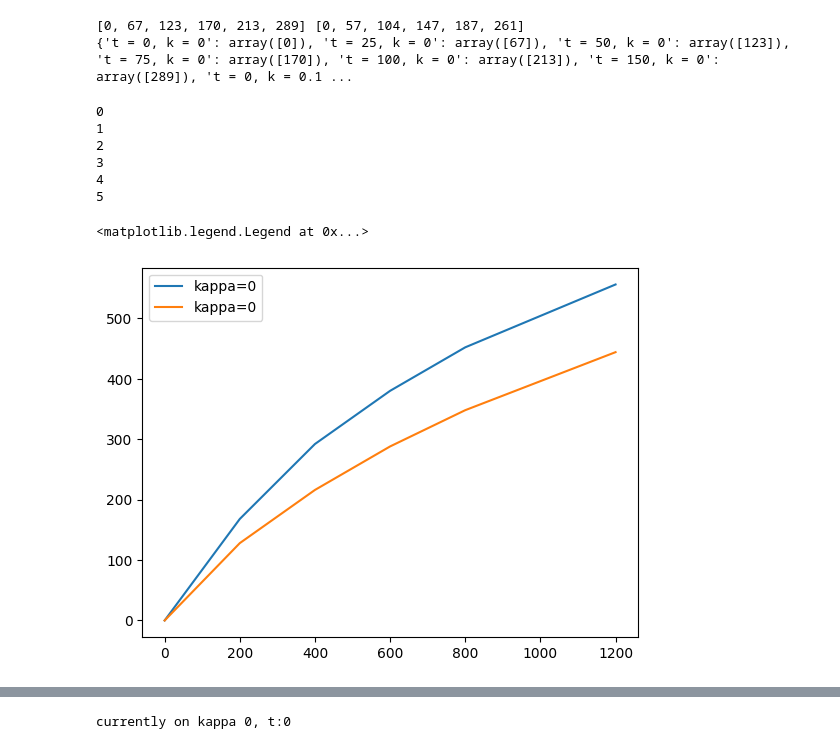
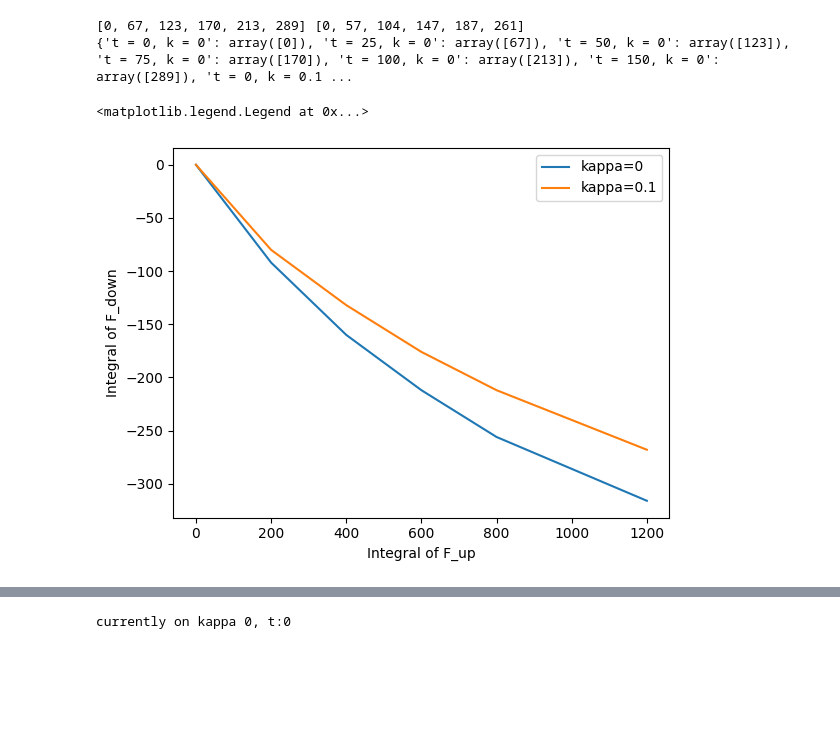
Before and after one commit to francesmcginley/ar6, a Jupyter notebook: Exploration/W10BouttesExperiment.ipynb, the cells around one changed output, grey strips where cells are left out. Saved outputs shown, nothing was run; the diff lists cells and outputs as text; code cells hidden in the pictures; blank space fills up the shorter version.

```diff
--- a/Exploration/W10BouttesExperiment.ipynb
+++ b/Exploration/W10BouttesExperiment.ipynb
@@ -63,3 +63,6 @@ for t in ts:
     force = (np.ones(500) * -4)
     force[:t] *= -2
     f_scenarios[t] = force
+
+for f in f_scenarios:
+    plt.plot(f_scenarios[f])
@@ -144,25 +149,21 @@ print(return_times)
 # %%
 #Forcing Integrals
 
 fint_up = []
 fint_down0 = [] #when kappa = 0
 fint_down01 = [] #when kappa = 0.1
 
 for ind, t in enumerate(ts):
-    print(ind)
     fint_up.append( 8 * t)
-    fint_down0.append(4 * (t_0k[ind]-t))
-    fint_down01.append(4 * (t_01k[ind]-t))
+    fint_down0.append(-4 * (t_0k[ind]-t))
+    fint_down01.append(-4 * (t_01k[ind]-t))
 
 plt.plot(fint_up, fint_down0, label = "kappa=0")
-plt.plot(fint_up, fint_down01, label = "kappa=0")
+plt.plot(fint_up, fint_down01, label = "kappa=0.1")
+#plt.plot(fint_up, fint_up, "k", linestyle= "dashed")
+plt.xlabel("Integral of F_up")
+plt.ylabel("Integral of F_down")
 plt.legend()
 # %% [output]
-0
-1
-2
-3
-4
-5
+<matplotlib.legend.Legend at 0x...>
-<matplotlib.legend.Legend at 0x...>
-[figure, old version]
+[figure, new version]
```
Also changed, not shown: parts of 13 cells of this notebook.
